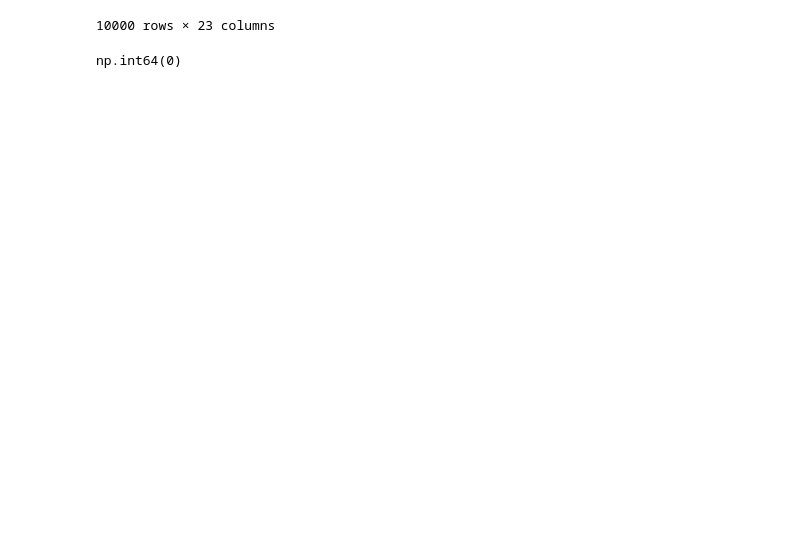
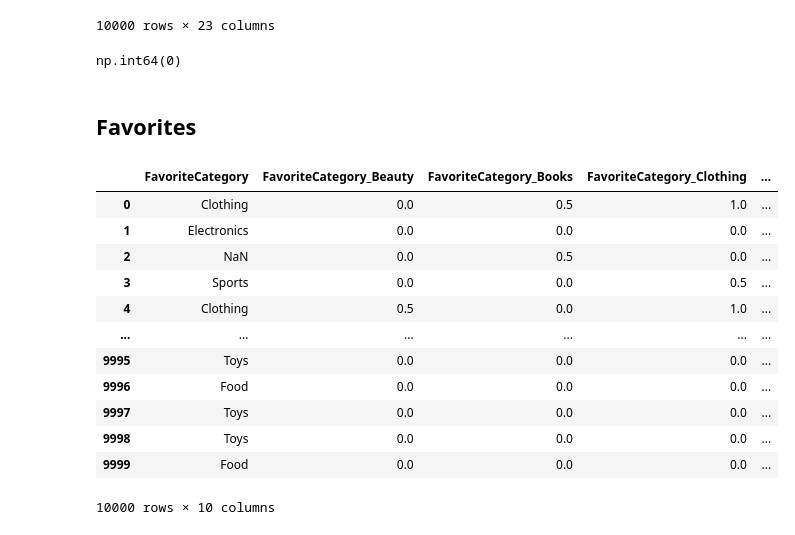
Before and after one commit to PSU-DAAN822-FA25-Group4/data-collection, a Jupyter notebook: cleaning_data.ipynb, the cells around one changed output. Saved outputs shown, nothing was run; the diff lists cells and outputs as text; code cells hidden in the pictures; blank space fills up the shorter version.

Commit message:
handled favorites

```diff
--- a/cleaning_data.ipynb
+++ b/cleaning_data.ipynb
@@ -125,3 +125,26 @@ impute(df, 'AverageSatisfactionScore', ['TotalPurchases', 'AverageOrderValue', '
 df['AverageSatisfactionScore'].isna().sum()
 # %% [output]
 np.int64(0)
+# %% [markdown]
+## Favorites
+# %%
+df_fav = df[['FavoriteCategory', 'SecondFavoriteCategory']]
+df_first_fav = pd.get_dummies(df_fav, columns = ['FavoriteCategory'], prefix = 'FavoriteCategory', dtype = float)
+df_second_fav = pd.get_dummies(df_fav, columns = ['SecondFavoriteCategory'], prefix = 'FavoriteCategory', dtype = float)
+df_second_fav = df_second_fav.replace(1.0, 0.5)
+df_fav_dummies = pd.concat([df_first_fav, df_second_fav], axis = 1).groupby(level = 0, axis = 1).max()
+df_fav_dummies
+# %% [output]
+|  | FavoriteCategory | FavoriteCategory_Beauty | FavoriteCategory_Books | FavoriteCategory_Clothing | ... |
+| 0 | Clothing | 0.0 | 0.5 | 1.0 | ... |
+| 1 | Electronics | 0.0 | 0.0 | 0.0 | ... |
+| 2 | NaN | 0.0 | 0.5 | 0.0 | ... |
+| 3 | Sports | 0.0 | 0.0 | 0.5 | ... |
+| 4 | Clothing | 0.5 | 0.0 | 1.0 | ... |
+| ... | ... | ... | ... | ... | ... |
+| 9995 | Toys | 0.0 | 0.0 | 0.0 | ... |
+| 9996 | Food | 0.0 | 0.0 | 0.0 | ... |
+| 9997 | Toys | 0.0 | 0.0 | 0.0 | ... |
+| 9998 | Toys | 0.0 | 0.0 | 0.0 | ... |
+| 9999 | Food | 0.0 | 0.0 | 0.0 | ... |
+10000 rows × 10 columns
```
Also changed, not shown: parts of 1 cell of this notebook.
